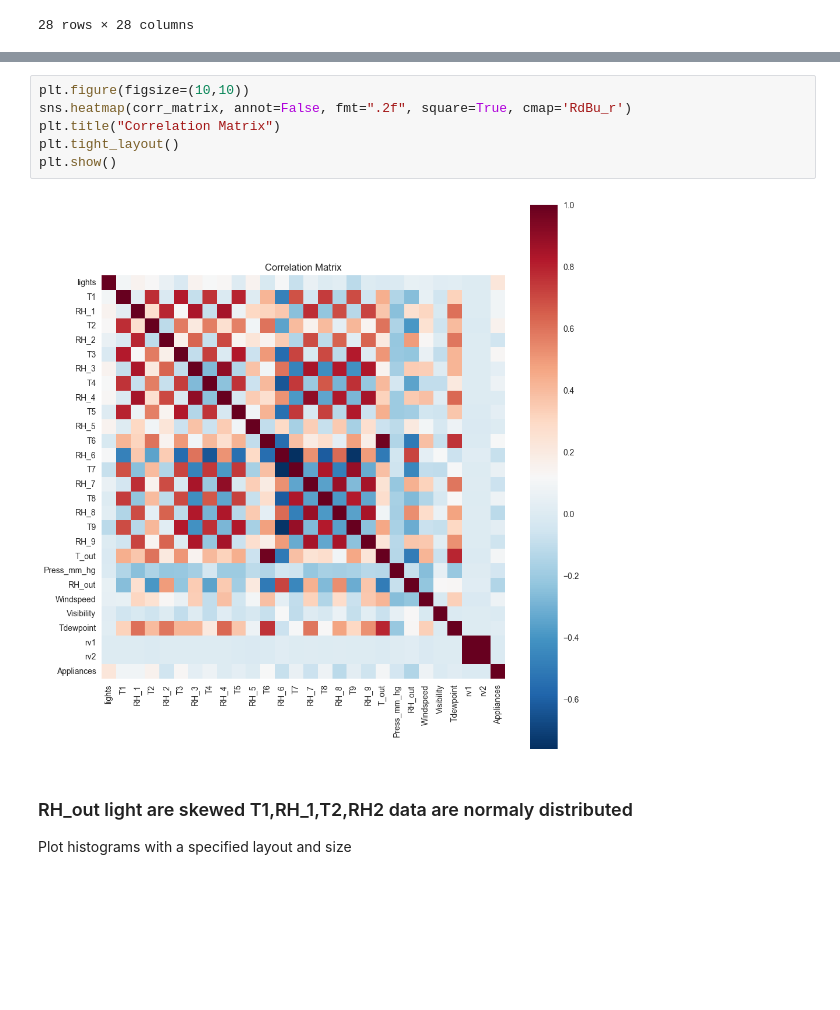
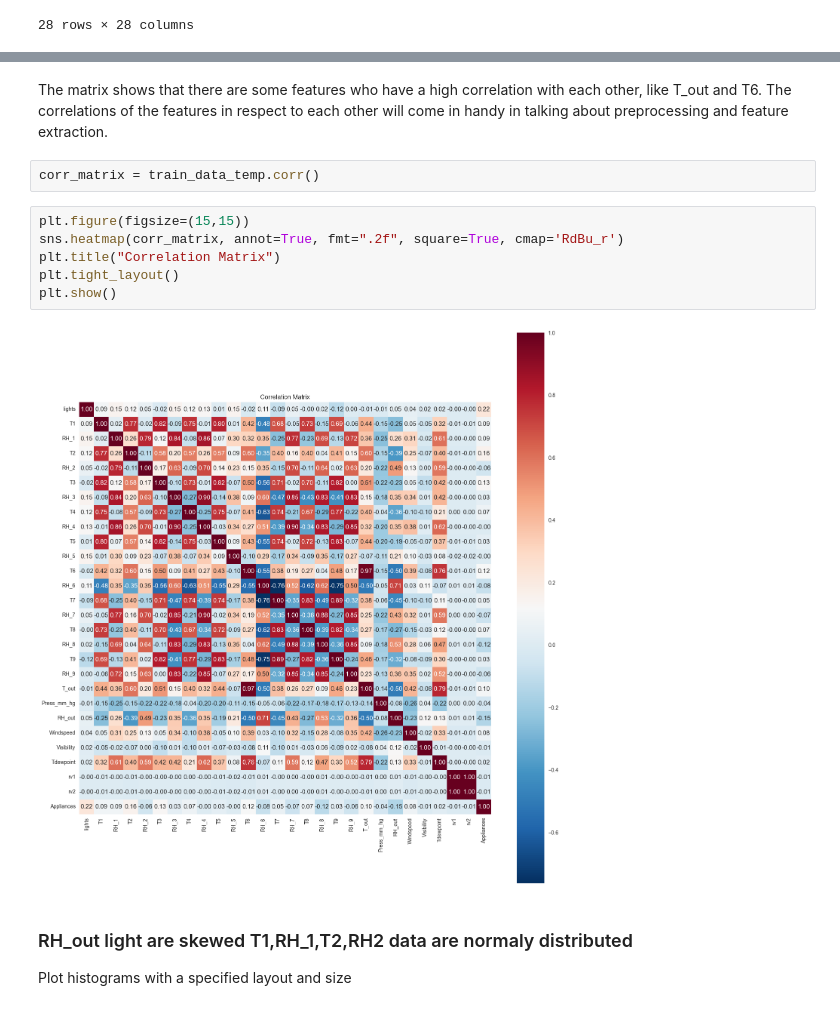
Before and after one commit to erdoganabaci/ml-predicting-energy-consumption, a Jupyter notebook: erdogan_abaci_ML_Predicting_Energy_consumption.ipynb, the cells around one changed output, grey strips where cells are left out. Drawn from its saved outputs; the diff is of its cells as text; blank space fills up the shorter version.

```diff
--- a/erdogan_abaci_ML_Predicting_Energy_consumption.ipynb
+++ b/erdogan_abaci_ML_Predicting_Energy_consumption.ipynb
@@ -174,11 +177,15 @@ corr_matrix = train_data_temp.corr()
+# %% [markdown]
+The matrix shows that there are some features who have a high correlation with each other, like T_out and T6. The correlations of the features in respect to each other will come in handy in talking about preprocessing and feature extraction.
+# %%
+corr_matrix = train_data_temp.corr()
 # %%
-plt.figure(figsize=(10,10))
-sns.heatmap(corr_matrix, annot=False, fmt=".2f", square=True, cmap='RdBu_r')
+plt.figure(figsize=(15,15))
+sns.heatmap(corr_matrix, annot=True, fmt=".2f", square=True, cmap='RdBu_r')
 plt.title("Correlation Matrix")
 plt.tight_layout()
 plt.show()
 # %% [output]
-[figure, old version]
+[figure, new version]
 # %% [markdown]
 ### RH_out light are skewed T1,RH_1,T2,RH2 data are normaly distributed
 Plot histograms with a specified layout and size
```
Also changed, not shown: parts of 80 cells of this notebook, 1 other file.
